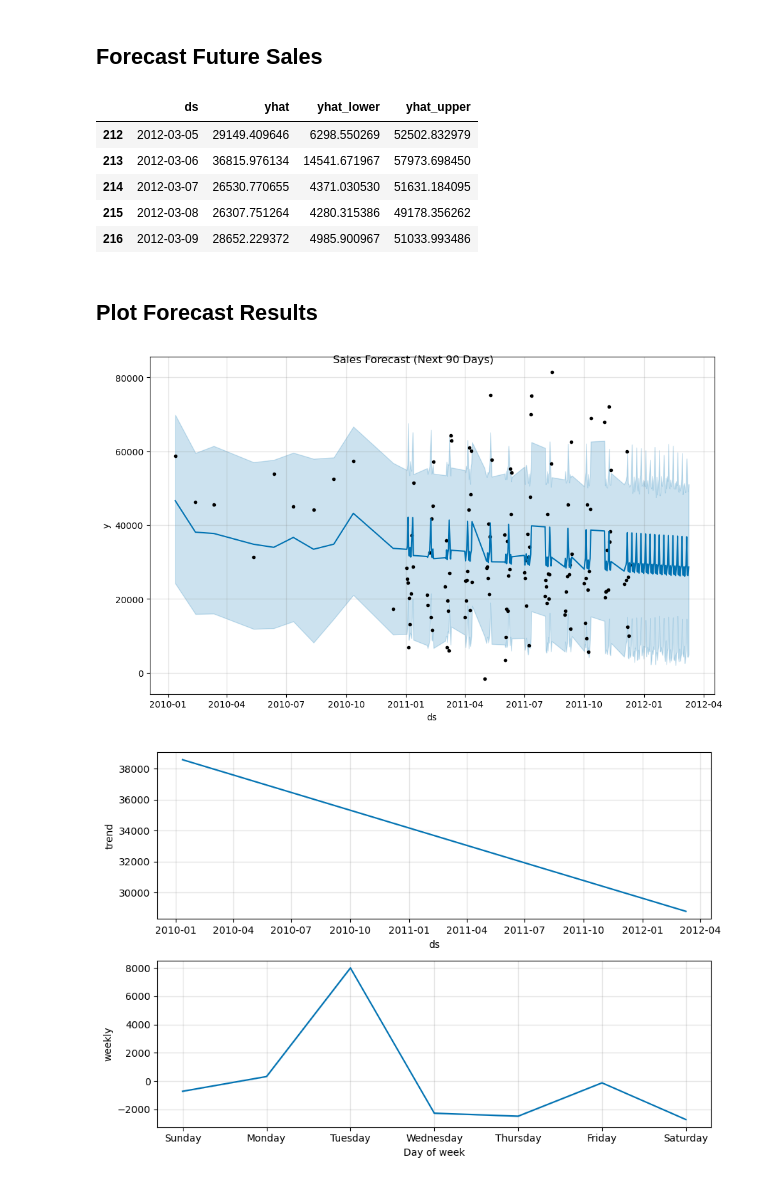
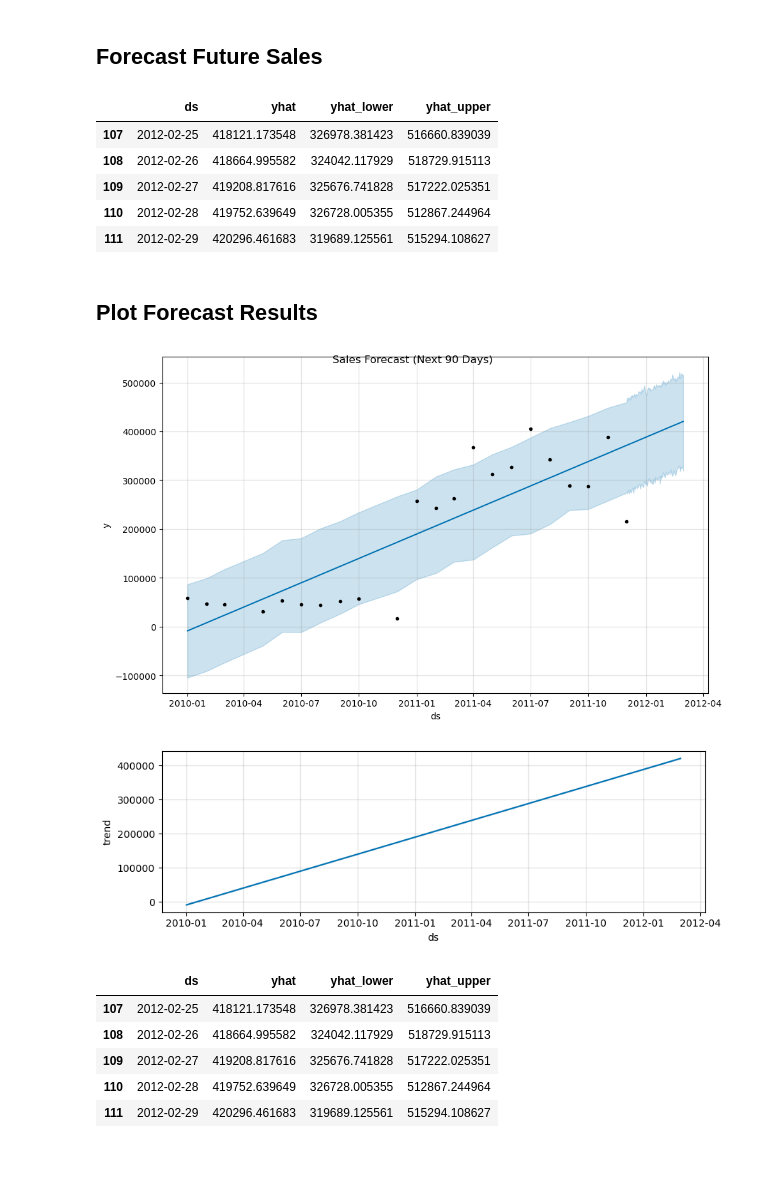
Before and after one commit to EssisDez/marketing_analytics_ai_project, a Jupyter notebook: notebooks/SalesForecasting.ipynb, the cells around one changed output. Cells and saved outputs as stored; diff of their text form; code cells hidden in the pictures.

```diff
--- a/notebooks/SalesForecasting.ipynb
+++ b/notebooks/SalesForecasting.ipynb
@@ -65,0 +82,15 @@ plt.show()
+# %%
+# Step 1: Aggregate sales by month
+monthly_sales = data.groupby(data['InvoiceDate'].dt.to_period('M'))['TotalPrice'].sum().reset_index()
+
+# Step 2: Convert period to timestamp (Prophet requires datetime type)
+monthly_sales['ds'] = monthly_sales['InvoiceDate'].dt.to_timestamp()
+
+# Step 3: Rename columns for Prophet
+monthly_sales['y'] = monthly_sales['TotalPrice']
+
+# Step 4: Keep only needed columns for Prophet
+monthly_sales = monthly_sales[['ds','y']]
+
+# Step 5: Check the result
+print(monthly_sales.head())
@@ -72,3 +123,7 @@ model.fit(daily_sales)
 02:00:49 - cmdstanpy - INFO - Chain [1] start processing
 02:00:49 - cmdstanpy - INFO - Chain [1] done processing
 <prophet.forecaster.Prophet at 0x...>
+# %%
+
+model = Prophet()
+model.fit(monthly_sales)  # monthly_sales has ds and y columns
@@ -82,11 +141,11 @@ forecast = model.predict(future)
 forecast[['ds','yhat','yhat_lower','yhat_upper']].tail()
 # %% [output]
 |  | ds | yhat | yhat_lower | yhat_upper |
-| 212 | 2012-03-05 | 29149.409646 | 6298.550269 | 52502.832979 |
-| 213 | 2012-03-06 | 36815.976134 | 14541.671967 | 57973.698450 |
-| 214 | 2012-03-07 | 26530.770655 | 4371.030530 | 51631.184095 |
-| 215 | 2012-03-08 | 26307.751264 | 4280.315386 | 49178.356262 |
-| 216 | 2012-03-09 | 28652.229372 | 4985.900967 | 51033.993486 |
+| 107 | 2012-02-25 | 418121.173548 | 326978.381423 | 516660.839039 |
+| 108 | 2012-02-26 | 418664.995582 | 324042.117929 | 518729.915113 |
+| 109 | 2012-02-27 | 419208.817616 | 325676.741828 | 517222.025351 |
+| 110 | 2012-02-28 | 419752.639649 | 326728.005355 | 512867.244964 |
+| 111 | 2012-02-29 | 420296.461683 | 319689.125561 | 515294.108627 |
 # %% [markdown]
 ## Plot Forecast Results
 # %%
@@ -94,19 +153,27 @@ forecast[['ds','yhat','yhat_lower','yhat_upper']].tail()
 # %%
 %matplotlib inline
 import matplotlib.pyplot as plt
 
 # Forecast plot
 fig1 = model.plot(forecast)
 fig1.suptitle("Sales Forecast (Next 90 Days)")
 plt.show()  # display
 fig1.savefig("../visuals/sales_forecast.png", dpi=150)
 plt.close(fig1)
 
 # Components plot
 fig2 = model.plot_components(forecast)
 plt.show()
 fig2.savefig("../visuals/sales_forecast_components.png", dpi=150)
 plt.close(fig2)
+
+forecast[['ds','yhat','yhat_lower','yhat_upper']].tail()
 # %% [output]
-[figure, old version]
+[figure, new version]
-[figure, old version]
+[figure, new version]
+|  | ds | yhat | yhat_lower | yhat_upper |
+| 107 | 2012-02-25 | 418121.173548 | 326978.381423 | 516660.839039 |
+| 108 | 2012-02-26 | 418664.995582 | 324042.117929 | 518729.915113 |
+| 109 | 2012-02-27 | 419208.817616 | 325676.741828 | 517222.025351 |
+| 110 | 2012-02-28 | 419752.639649 | 326728.005355 | 512867.244964 |
+| 111 | 2012-02-29 | 420296.461683 | 319689.125561 | 515294.108627 |
```
Also changed, not shown: parts of 7 cells of this notebook, 2 other files.
